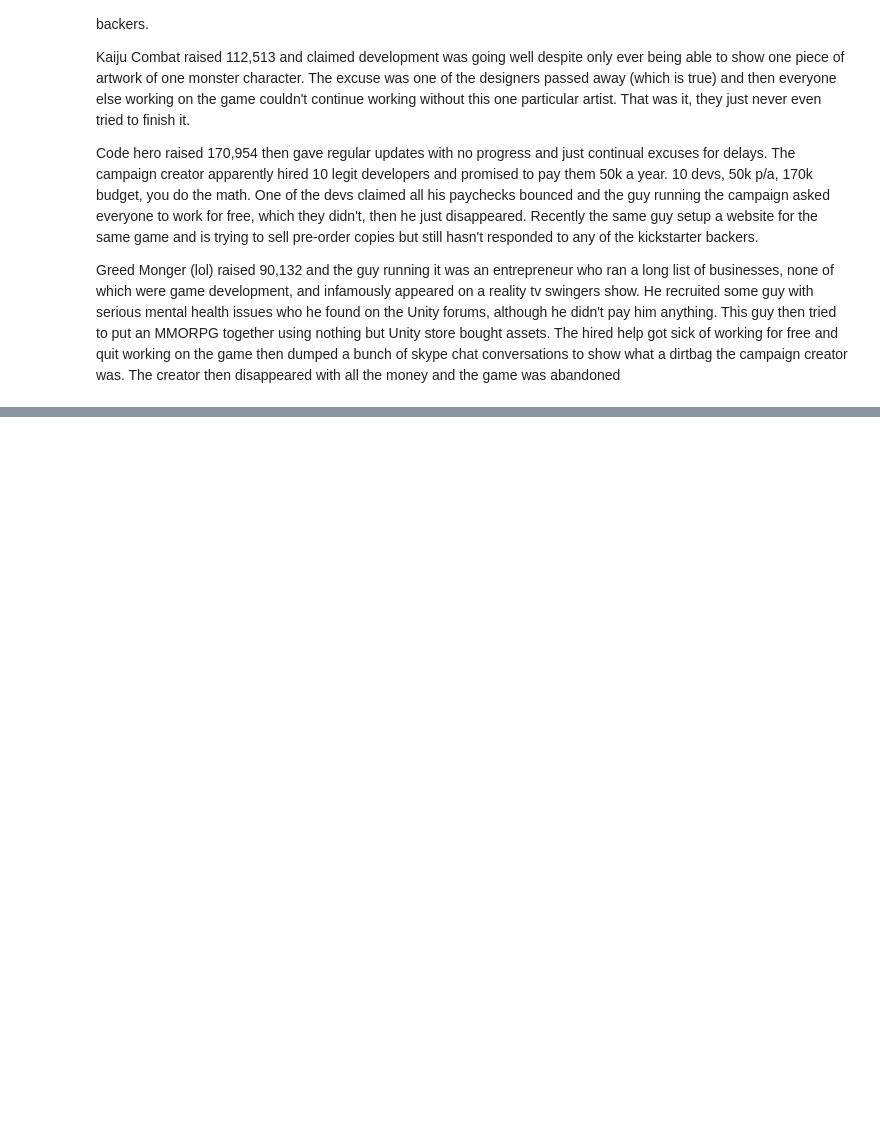
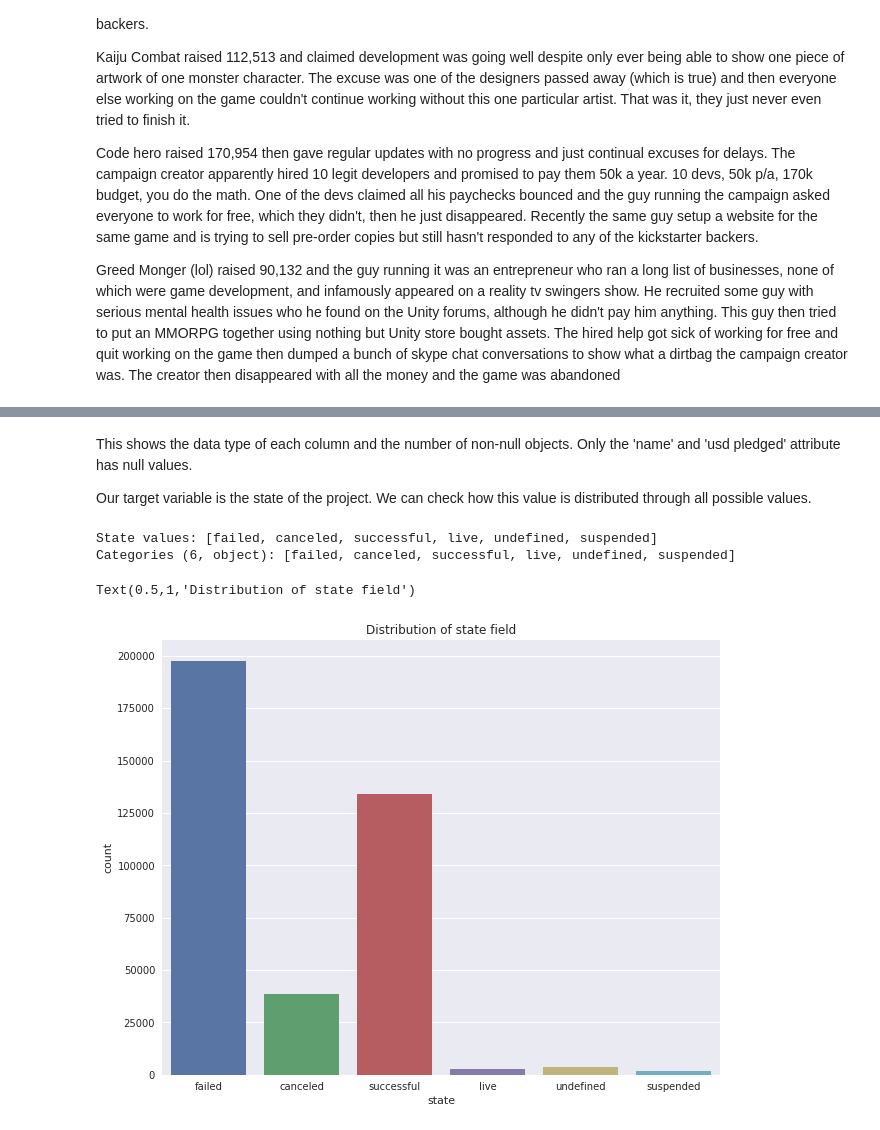
Before and after one commit to fernandolkf/udacityND_projeto_final, a Jupyter notebook: notebooks/udacityND_analise_exploratoria.ipynb, the cells around one changed output, grey strips where cells are left out. Drawn from its saved outputs; the diff is of its cells as text; code cells hidden in the pictures; blank space fills up the shorter version.

```diff
--- a/notebooks/udacityND_analise_exploratoria.ipynb
+++ b/notebooks/udacityND_analise_exploratoria.ipynb
@@ -20,0 +22,16 @@ Greed Monger (lol) raised 90,132 and the guy running it was an entrepreneur who
+# %%
+# importing libraries
+
+import pandas as pd
+import numpy as np
+import seaborn as sns
+import matplotlib.pyplot as plt
+
+sns.set(style="darkgrid")
+sns.set(rc={"figure.figsize": (10, 8)})
+
+# setting data folders
+
+folder_raw = '../data/raw/'
+folder_result = '../data/processed/'
+folder_interim = '../data/interim/'
@@ -40,0 +88,15 @@ import seaborn as sns
+# %%
+# setting date data
+
+df_kickstart['launched'] = pd.to_datetime(df_kickstart['launched'])
+df_kickstart['deadline'] = pd.to_datetime(df_kickstart['deadline'])
+
+# setting category data
+
+df_kickstart['category'] = pd.Categorical(df_kickstart['category'], categories=df_kickstart['category'].unique(), ordered = False)
+df_kickstart['main_category'] = pd.Categorical(df_kickstart['main_category'], categories=df_kickstart['main_category'].unique(), ordered = False)
+df_kickstart['state'] = pd.Categorical(df_kickstart['state'], categories=df_kickstart['state'].unique(), ordered = False)
+df_kickstart['country'] = pd.Categorical(df_kickstart['country'], categories=df_kickstart['country'].unique(), ordered = False)
+df_kickstart['currency'] = pd.Categorical(df_kickstart['currency'], categories=df_kickstart['currency'].unique(), ordered = False)
+
+display(df_kickstart.info())
@@ -40,0 +145,19 @@ import seaborn as sns
+# %%
+# dropping invalid launched years
+
+df_kickstart.drop(df_kickstart[df_kickstart['launched'].dt.year<2009].index, inplace=True)
+# %% [markdown]
+This shows the data type of each column and the number of non-null objects. Only the 'name' and 'usd pledged' attribute has null values.
+
+Our target variable is the state of the project. We can check how this value is distributed through all possible values.
+# %%
+print('State values: {}'.format(df_kickstart['state'].unique()))
+
+plt.figure(figsize=(10,8))
+ax = sns.countplot(x=df_kickstart['state'])
+ax.set_title('Distribution of state field')
+# %% [output]
+State values: [failed, canceled, successful, live, undefined, suspended]
+Categories (6, object): [failed, canceled, successful, live, undefined, suspended]
+Text(0.5,1,'Distribution of state field')
+[figure, added]
```
Also changed, not shown: parts of 51 cells of this notebook, 2 other files.
